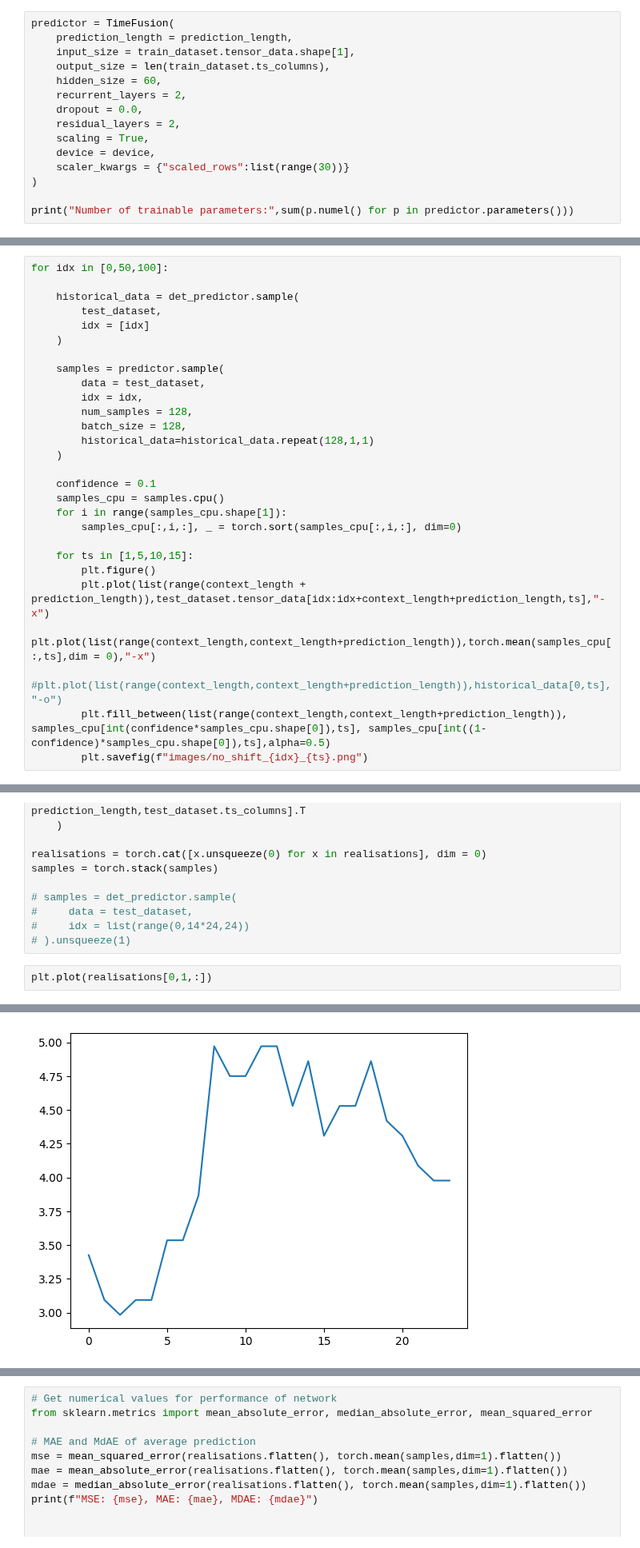
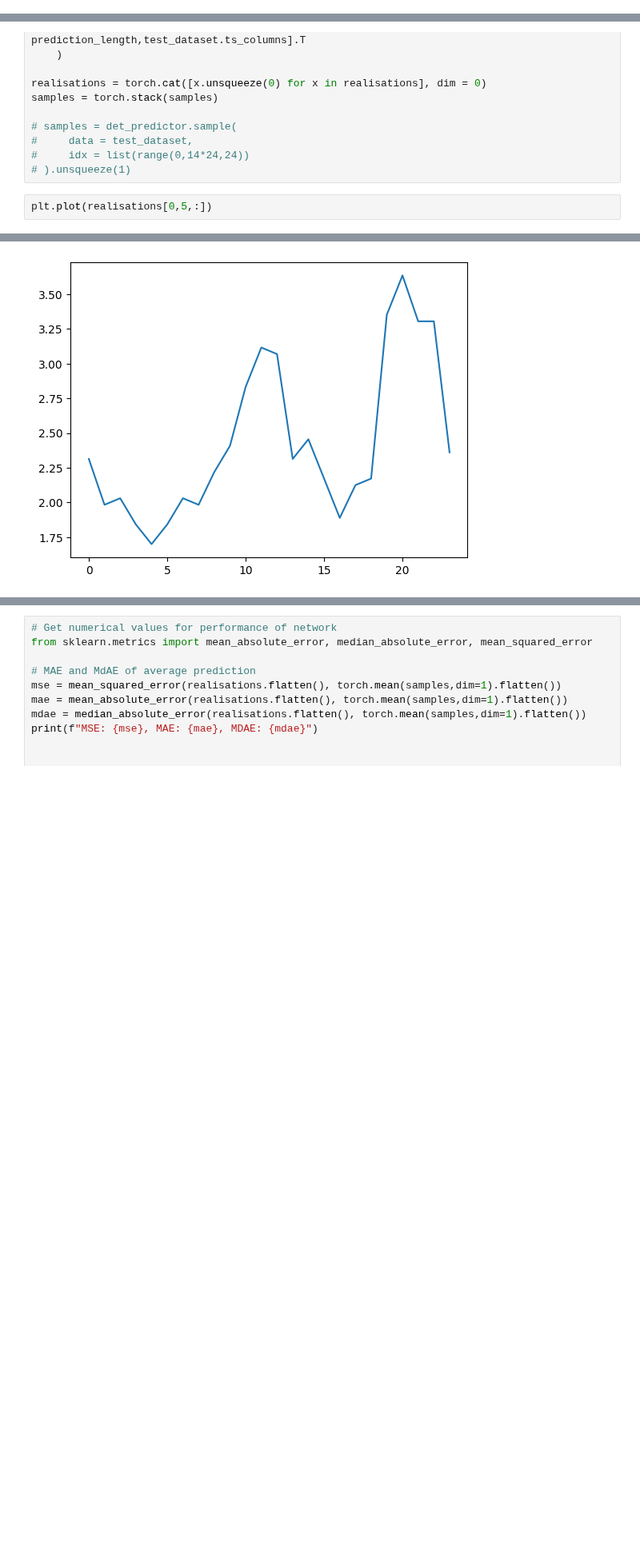
Before and after one commit to EdvardJSHolen/Final-Year-Project, a Jupyter notebook: TimeFusion/electricity.ipynb, the cells around one changed output, grey strips where cells are left out. Shown at 80% size. Saved outputs shown, nothing was run; the diff lists cells and outputs as text; blank space fills up the shorter version.

```diff
--- a/TimeFusion/electricity.ipynb
+++ b/TimeFusion/electricity.ipynb
@@ -167,15 +253,0 @@ for idx in [0,50,100]:
-# %%
-predictor = TimeFusion(
-    prediction_length = prediction_length,
-    input_size = train_dataset.tensor_data.shape[1],
-    output_size = len(train_dataset.ts_columns),
-    hidden_size = 60,
-    recurrent_layers = 2,
-    dropout = 0.0,
-    residual_layers = 2,
-    scaling = True,
-    device = device,
-    scaler_kwargs = {"scaled_rows":list(range(30))}
-)
-
-print("Number of trainable parameters:",sum(p.numel() for p in predictor.parameters()))
@@ -276,28 +253,0 @@ TimeFusion(
-# %%
-for idx in [0,50,100]:
-
-    historical_data = det_predictor.sample(
-        test_dataset,
-        idx = [idx]
-    )
-
-    samples = predictor.sample(
-        data = test_dataset,
-        idx = idx,
-        num_samples = 128,
-        batch_size = 128,
-        historical_data=historical_data.repeat(128,1,1)
-    )
-
-    confidence = 0.1
-    samples_cpu = samples.cpu()
-    for i in range(samples_cpu.shape[1]):
-        samples_cpu[:,i,:], _ = torch.sort(samples_cpu[:,i,:], dim=0)
-
-    for ts in [1,5,10,15]:
-        plt.figure()
-        plt.plot(list(range(context_length + prediction_length)),test_dataset.tensor_data[idx:idx+context_length+prediction_length,ts],"-x")
-        plt.plot(list(range(context_length,context_length+prediction_length)),torch.mean(samples_cpu[:,ts],dim = 0),"-x")
-        #plt.plot(list(range(context_length,context_length+prediction_length)),historical_data[0,ts],"-o")
-        plt.fill_between(list(range(context_length,context_length+prediction_length)), samples_cpu[int(confidence*samples_cpu.shape[0]),ts], samples_cpu[int((1-confidence)*samples_cpu.shape[0]),ts],alpha=0.5)
-        plt.savefig(f"images/no_shift_{idx}_{ts}.png")
@@ -348,10 +285,10 @@ samples = torch.stack(samples)
 #     idx = list(range(0,14*24,24))
 # ).unsqueeze(1)
 # %%
-plt.plot(realisations[0,1,:])
+plt.plot(realisations[0,5,:])
 # %% [output]
 [<matplotlib.lines.Line2D at 0x...>]
-[figure, old version]
+[figure, new version]
 # %%
 for i in range(0,100,20):
     plt.figure()
```
Also changed, not shown: parts of 18 cells of this notebook, 3 other files.
